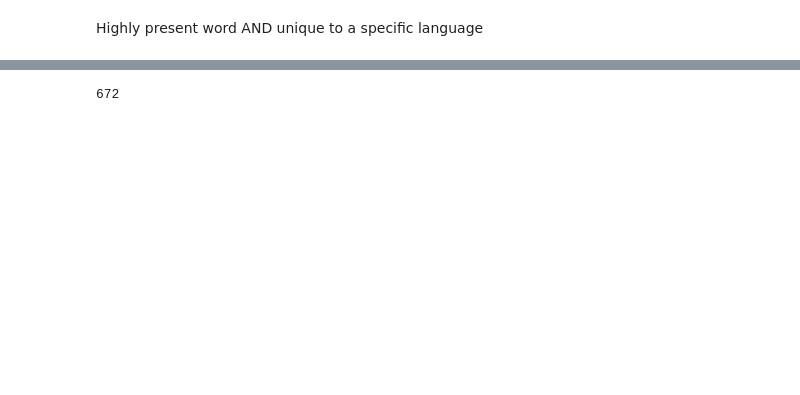
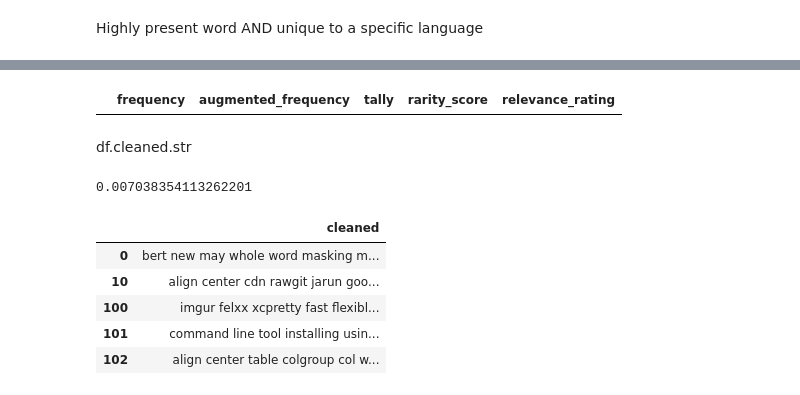
Before and after one commit to pellegrino-nlp/nlp_project, a Jupyter notebook: feature_engineering_test.ipynb, the cells around one changed output, grey strips where cells are left out. Saved outputs shown, nothing was run; the diff lists cells and outputs as text; code cells hidden in the pictures; blank space fills up the shorter version.

```diff
--- a/feature_engineering_test.ipynb
+++ b/feature_engineering_test.ipynb
@@ -472,4 +457,0 @@ relevance_matrix[relevance_matrix.relevance_rating>1]
-# %%
-len(relevance_matrix)
-# %% [output]
-672
@@ -475,0 +463,21 @@ len(relevance_matrix)
+# %%
+sparse_matrix
+# %% [output]
+|  | frequency | augmented_frequency | tally | rarity_score | relevance_rating |
+# %% [markdown]
+df.cleaned.str
+# %%
+float(relevance_matrix[relevance_matrix.index == "new"].relevance_rating.values)
+# %% [output]
+0.007038354113262201
+# %%
+sparsing = pd.DataFrame(df.cleaned)
+# %%
+sparsing.head()
+# %% [output]
+|  | cleaned |
+| 0 | bert new may whole word masking m... |
+| 10 | align center cdn rawgit jarun goo... |
+| 100 | imgur felxx xcpretty fast flexibl... |
+| 101 | command line tool installing usin... |
+| 102 | align center table colgroup col w... |
```
Also changed, not shown: parts of 17 cells of this notebook.
